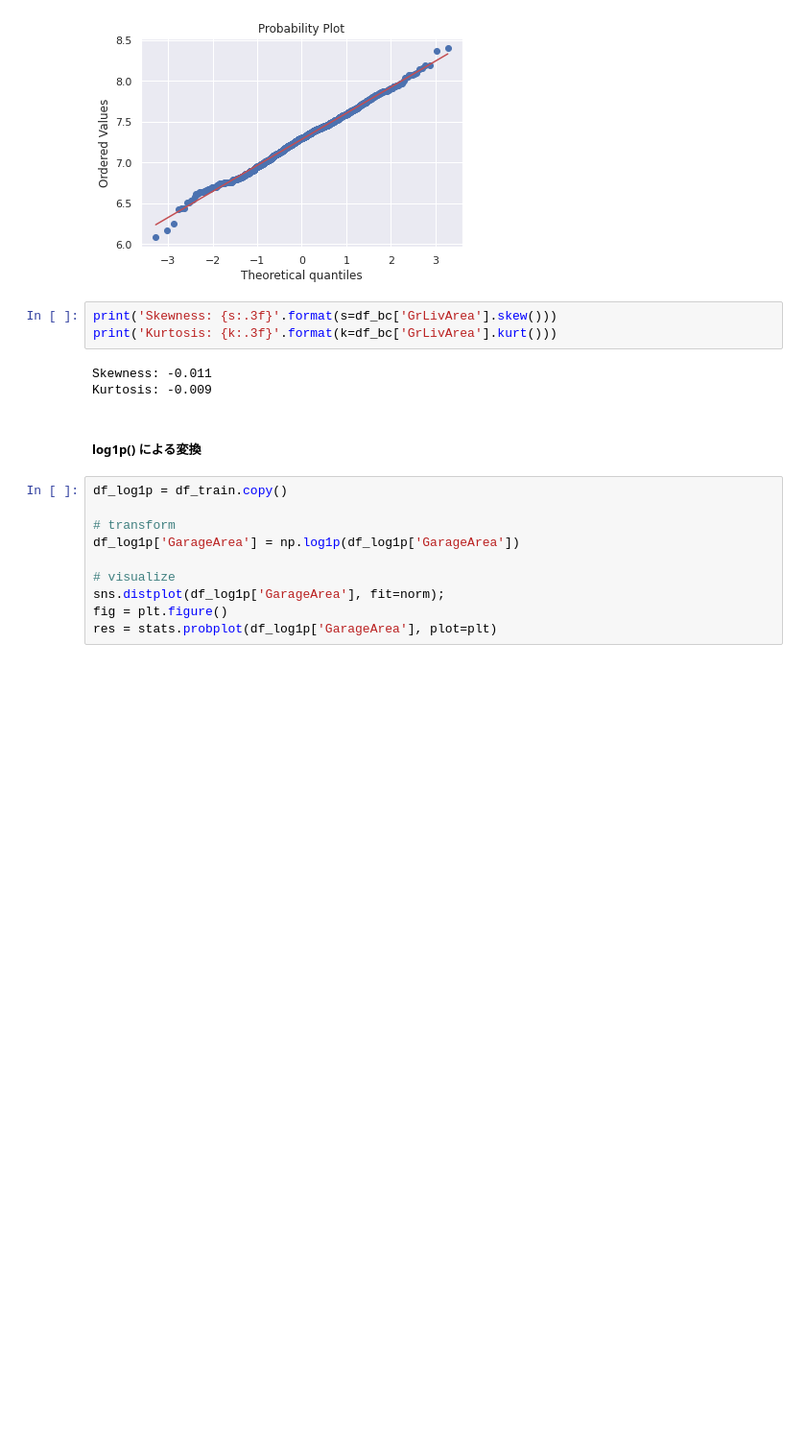
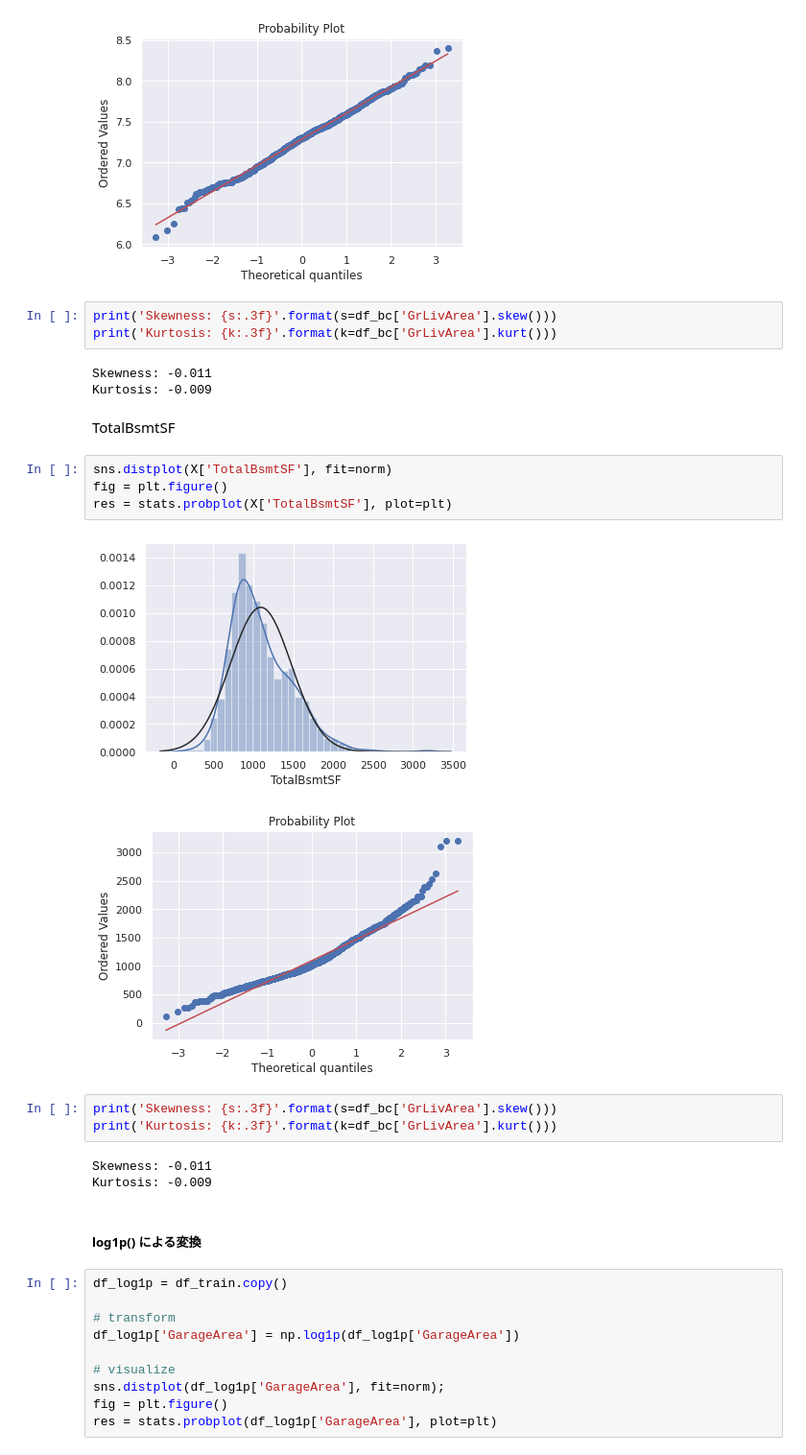
Before and after one commit to gnkm/kaggle.house-prices, a Jupyter notebook: notebooks/EDA.ipynb, the cells around one changed output. Shown at 96% size. Drawn from its saved outputs; the diff is of its cells as text; blank space fills up the shorter version.

```diff
--- a/notebooks/EDA.ipynb
+++ b/notebooks/EDA.ipynb
@@ -688,6 +686,21 @@ print('Kurtosis: {k:.3f}'.format(k=df_bc['GrLivArea'].kurt()))
 # %% [output]
 Skewness: -0.011
 Kurtosis: -0.009
+# %% [markdown]
+TotalBsmtSF
+# %%
+sns.distplot(X['TotalBsmtSF'], fit=norm)
+fig = plt.figure()
+res = stats.probplot(X['TotalBsmtSF'], plot=plt)
+# %% [output]
+[figure, added]
+[figure, added]
+# %%
+print('Skewness: {s:.3f}'.format(s=df_bc['GrLivArea'].skew()))
+print('Kurtosis: {k:.3f}'.format(k=df_bc['GrLivArea'].kurt()))
+# %% [output]
+Skewness: -0.011
+Kurtosis: -0.009
 # %% [markdown]
 ##### log1p() による変換
 # %%
```
Also changed, not shown: parts of 7 cells of this notebook.
